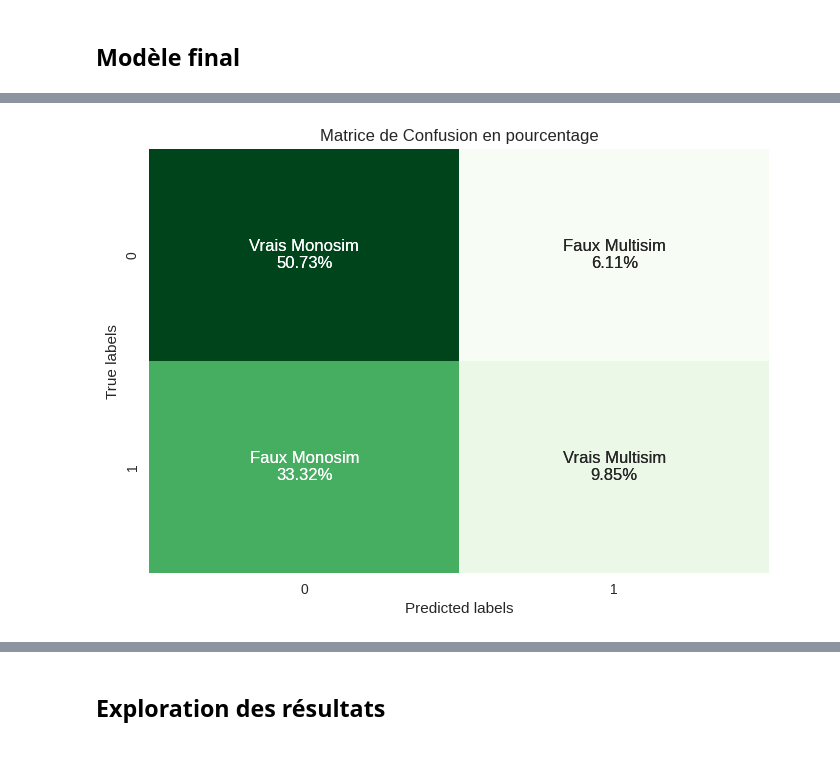
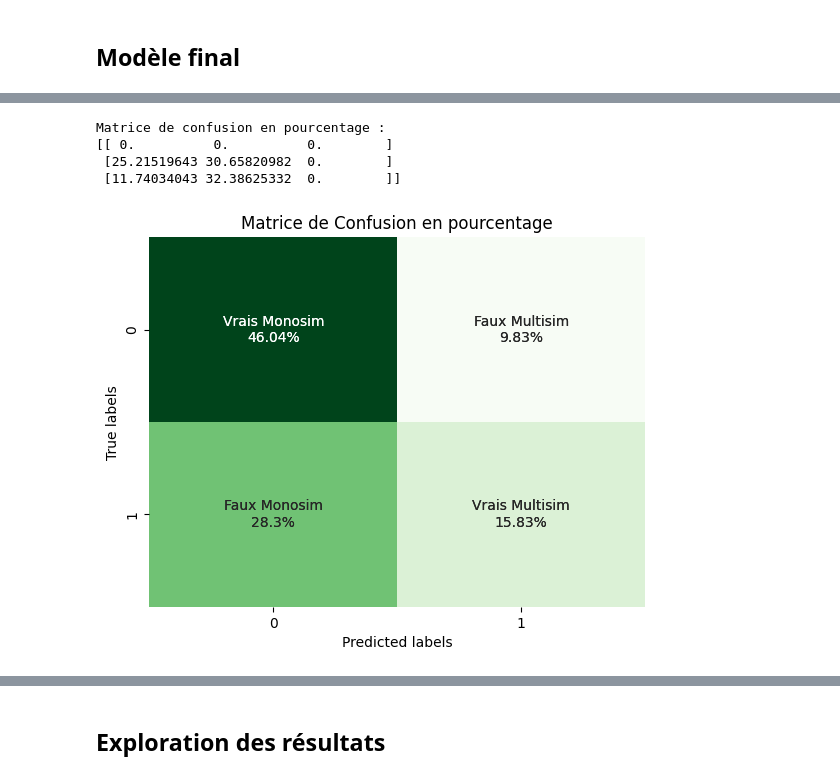
Before and after one commit to momowade221/Notebook_Segmentation_Client_OM, a Jupyter notebook: Scoring_multisim.ipynb, the cells around one changed output, grey strips where cells are left out. Cells and saved outputs as stored; diff of their text form; code cells hidden in the pictures.

```diff
--- a/Scoring_multisim.ipynb
+++ b/Scoring_multisim.ipynb
@@ -967,11 +1093,19 @@ def model_score(y, y_pred):
 
     return score_df
 
-def matrice_conf(y, y_pred):
-    # Calcul de la matrice de confusion
-    cf = confusion_matrix(y, y_pred)
-    # Calcul des pourcentages
-    cf_percent = np.round(cf.astype('float') / np.sum(cf) * 100, decimals=2)
+def matrice_conf(y_true, y_pred_prob, threshold=0.5):
+    # Déterminez les étiquettes prédites en fonction des probabilités prédites
+    predicted_labels = np.where(y_pred_prob > threshold, 1, 0)
+
+    # Construisez la matrice de confusion
+    confusion_mat = confusion_matrix(y_true, predicted_labels)
+
+    # Suppression de la première ligne et de la troisième colonne
+    confusion_mat = np.delete(confusion_mat, [0], axis=0)  # Supprimer la première ligne
+    confusion_mat = np.delete(confusion_mat, [2], axis=1)  # Supprimer la troisième colonne
+
+    # Calcul des pourcentages pour la matrice de confusion
+    cf_percent = np.round(confusion_mat.astype('float') / np.sum(confusion_mat) * 100, decimals=2)
 
     # Définition des annotations personnalisées avec les pourcentages
     annotations = [['Vrais Monosim\n' + str(cf_percent[0, 0]) + '%', 'Faux Multisim\n' + str(cf_percent[0, 1]) + '%'],
@@ -980,13 +1114,11 @@ def matrice_conf(y, y_pred):
     # Affichage de la matrice de confusion avec seaborn
     sns.heatmap(cf_percent, annot=np.array(annotations), fmt='', cmap='Greens', cbar=False)
 
-
-    # Affichage de la matrice de confusion avec seaborn
-    sns.heatmap(cf_percent, annot=np.array(annotations), fmt='', cmap='Greens', cbar=False)
     # Définition des légendes personnalisées pour la matrice
     plt.xlabel('Predicted labels')
     plt.ylabel('True labels')
     plt.title('Matrice de Confusion en pourcentage')
+
     # Affichage de la matrice
     plt.show()
 
@@ -1505,2 +1632,10 @@ X_total_multisim_scaled = scaler.fit_transform(pd_total_multisim_fin)
 X_train_scaled_fin = scaler.fit_transform(X_train_fin)
 X_test_scaled_fin= scaler.transform(X_test_fin)
+# %%
+pd_reporting_multisim_fin2=X_test_fin.copy()
+logRegT = LogisticRegression(penalty = "l2", C = 0.8)#On crée notre régression logistique
+logRegT.fit(X_train_scaled_fin,y_train_fin)#On la fit à nos données
+logRegT_pred = logRegT.predict_proba(X_test_scaled_fin)[:,1]# On prédit nos données
+pd_reporting_multisim_fin2["proba_sim"]=logRegT_pred
+pd_reporting_multisim_fin2["profil_sim"] = pd_reporting_multisim_fin2["proba_sim"].apply(lambda x: "mutisim" if x > 0.5 else "monosim")
+pd_reporting_multisim_fin2.head()
@@ -1507,9 +1684,20 @@ X_test_scaled_fin= scaler.transform(X_test_fin)
+# %%
+# Afficher la matrice de confusion en pourcentage
+print("Matrice de confusion en pourcentage :")
+print(confusion_mat_percentage)
+# %% [output]
+Matrice de confusion en pourcentage :
+[[ 0.          0.          0.        ]
+ [25.21519643 30.65820982  0.        ]
+ [11.74034043 32.38625332  0.        ]]
 # %%
-logRegT = LogisticRegression(penalty = "l2", C = 0.8)#On crée notre régression logistique
-logRegT.fit(X_train_scaled_fin,y_train_fin)#On la fit à nos données
-logRegT_pred = logRegT.predict(X_test_scaled_fin)# On prédit nos données
-
-matrice_conf(y_test_fin,logRegT_pred)# Matrice de confusion
-model_score(y_test_fin,logRegT_pred) #Score
+logRegT2= LogisticRegression()#On crée notre régression logistique
+logRegT2.fit(X_train_scaled_fin,y_train_fin)#On la fit à nos données
+logRegT2_pred = logRegT2.predict(X_test_scaled_fin)# On prédit nos données
+pd_reporting_multisim_fin2['True'] = y_test_fin  # Remplacez y_test_fin par vos vraies étiquettes
+pd_reporting_multisim_fin2['Predicted'] = logRegT2_pred
+matrice_conf(y_test_fin,logRegT2_pred)# Matrice de confusion
+model_score(y_test_fin,logRegT2_pred) #Score
+pd_reporting_multisim_fin2.head()
 # %% [output]
-[figure, old version]
+[figure, new version]
```
Also changed, not shown: parts of 44 cells of this notebook.
